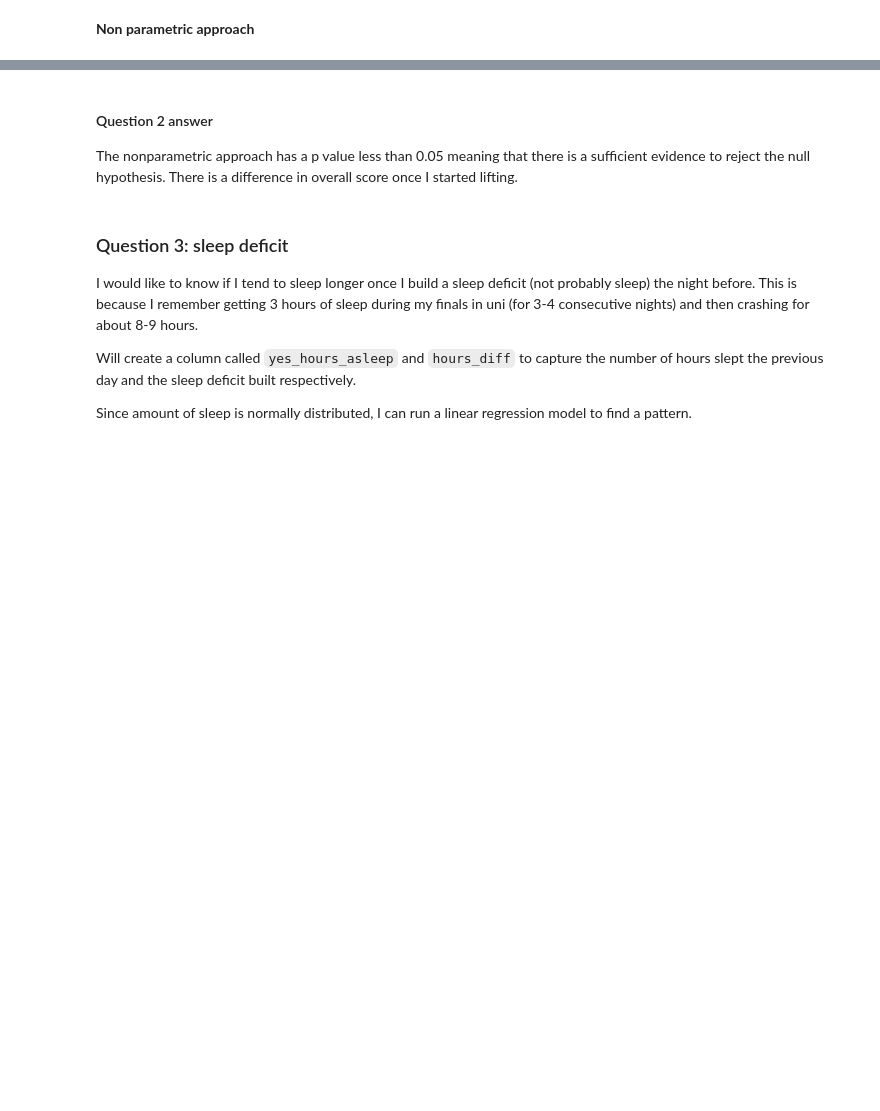
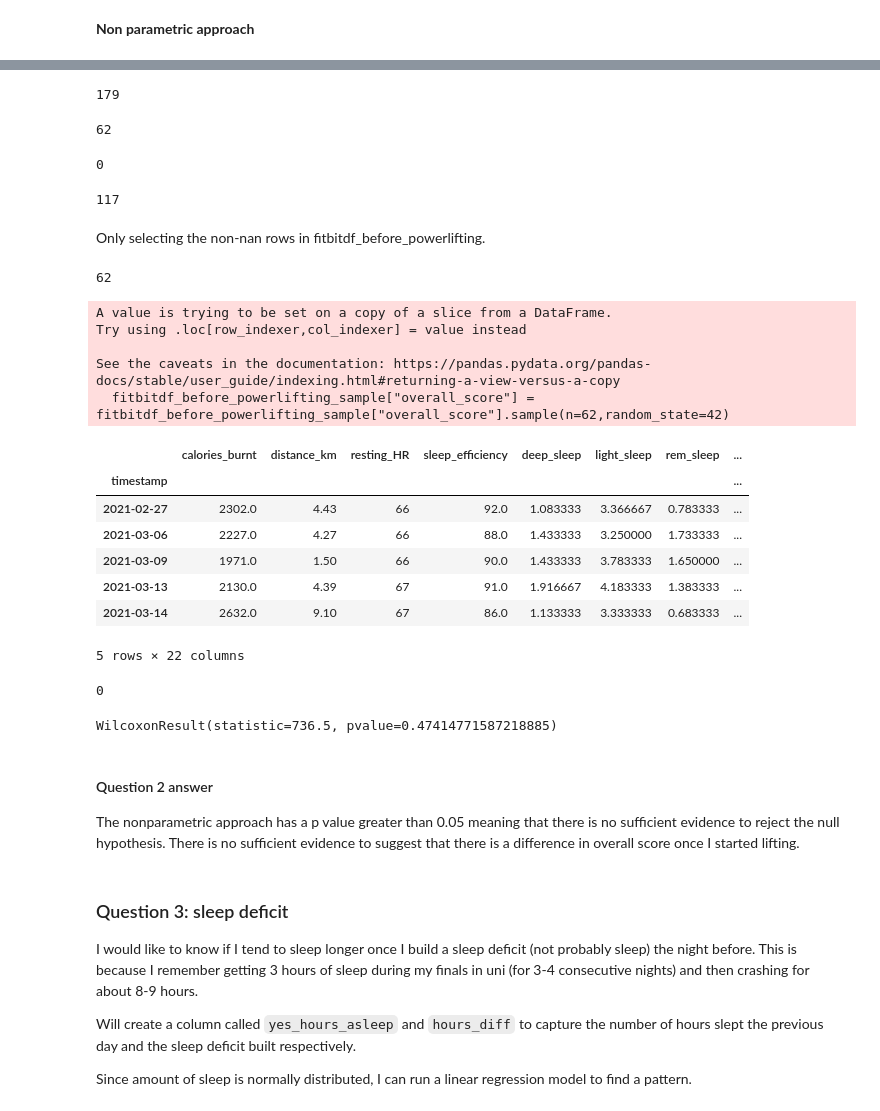
Before and after one commit to gsagararatne/DataSciencePortfolio, a Jupyter notebook: FitbitSleepAnalysis/FitbitSleepAnalysis.ipynb, the cells around one changed output, grey strips where cells are left out. Drawn from its saved outputs; the diff is of its cells as text; code cells hidden in the pictures; blank space fills up the shorter version.

Commit message:
updated FitbitSleepAnalysis
implemented Wilcoxon Signed Rank test

```diff
--- a/FitbitSleepAnalysis/FitbitSleepAnalysis.ipynb
+++ b/FitbitSleepAnalysis/FitbitSleepAnalysis.ipynb
@@ -1079,6 +1074,55 @@ print(pVal)
+# %%
+fitbitdf_before_powerlifting["overall_score"].count()
+# %% [output]
+179
+# %%
+fitbitdf_after_powerlifting["overall_score"].count()
+# %% [output]
+62
+# %%
+sum(fitbitdf_after_powerlifting["overall_score"].isna())
+# %% [output]
+0
+# %%
+sum(fitbitdf_before_powerlifting["overall_score"].isna())
+# %% [output]
+117
+# %% [markdown]
+Only selecting the non-nan rows in fitbitdf_before_powerlifting.
+# %%
+fitbitdf_before_powerlifting_sample = fitbitdf_before_powerlifting[~fitbitdf_before_powerlifting["overall_score"].isnull()]
+
+fitbitdf_before_powerlifting_sample["overall_score"] = fitbitdf_before_powerlifting_sample["overall_score"].sample(n=62,random_state=42)
+
+# check
+print(fitbitdf_before_powerlifting_sample["overall_score"].count())
+fitbitdf_before_powerlifting_sample.head()
+# %% [output]
+62
+A value is trying to be set on a copy of a slice from a DataFrame.
+Try using .loc[row_indexer,col_indexer] = value instead
+
+See the caveats in the documentation: https://pandas.pydata.org/pandas-docs/stable/user_guide/indexing.html#returning-a-view-versus-a-copy
+  fitbitdf_before_powerlifting_sample["overall_score"] = fitbitdf_before_powerlifting_sample["overall_score"].sample(n=62,random_state=42)
+|  | calories_burnt | distance_km | resting_HR | sleep_efficiency | deep_sleep | light_sleep | rem_sleep | ... |
+| timestamp |  |  |  |  |  |  |  | ... |
+| 2021-02-27 | 2302.0 | 4.43 | 66 | 92.0 | 1.083333 | 3.366667 | 0.783333 | ... |
+| 2021-03-06 | 2227.0 | 4.27 | 66 | 88.0 | 1.433333 | 3.250000 | 1.733333 | ... |
+| 2021-03-09 | 1971.0 | 1.50 | 66 | 90.0 | 1.433333 | 3.783333 | 1.650000 | ... |
+| 2021-03-13 | 2130.0 | 4.39 | 67 | 91.0 | 1.916667 | 4.183333 | 1.383333 | ... |
+| 2021-03-14 | 2632.0 | 9.10 | 67 | 86.0 | 1.133333 | 3.333333 | 0.683333 | ... |
+5 rows × 22 columns
+# %%
+fitbitdf_before_powerlifting_sample["overall_score"].isna().sum()
+# %% [output]
+0
+# %%
+wilcoxon(fitbitdf_before_powerlifting_sample["overall_score"],fitbitdf_after_powerlifting["overall_score"], correction=False)
+# %% [output]
+WilcoxonResult(statistic=736.5, pvalue=0.47414771587218885)
 # %% [markdown]
 #### Question 2 answer
-The nonparametric approach has a p value less than 0.05 meaning that there is a sufficient evidence to reject the null hypothesis. There is a difference in overall score once I started lifting.
+The nonparametric approach has a p value greater than 0.05 meaning that there is no sufficient evidence to reject the null hypothesis. There is no sufficient evidence to suggest that there is a difference in overall score once I started lifting.
 # %% [markdown]
 ### Question 3: sleep deficit
 I would like to know if I tend to sleep longer once I build a sleep deficit (not probably sleep) the night before. This is because I remember getting 3 hours of sleep during my finals in uni (for 3-4 consecutive nights) and then crashing for about 8-9 hours.
```
Also changed, not shown: parts of 2 cells of this notebook.
